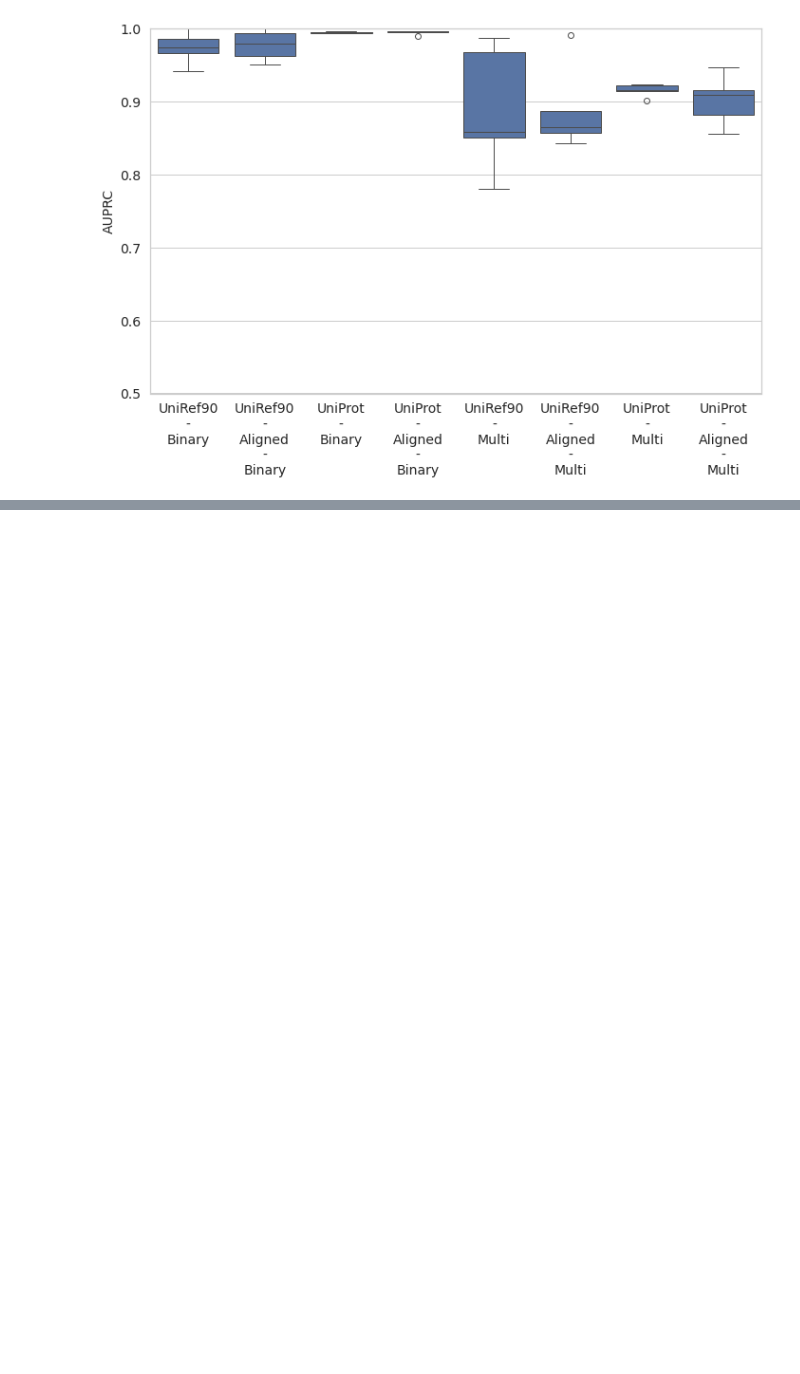
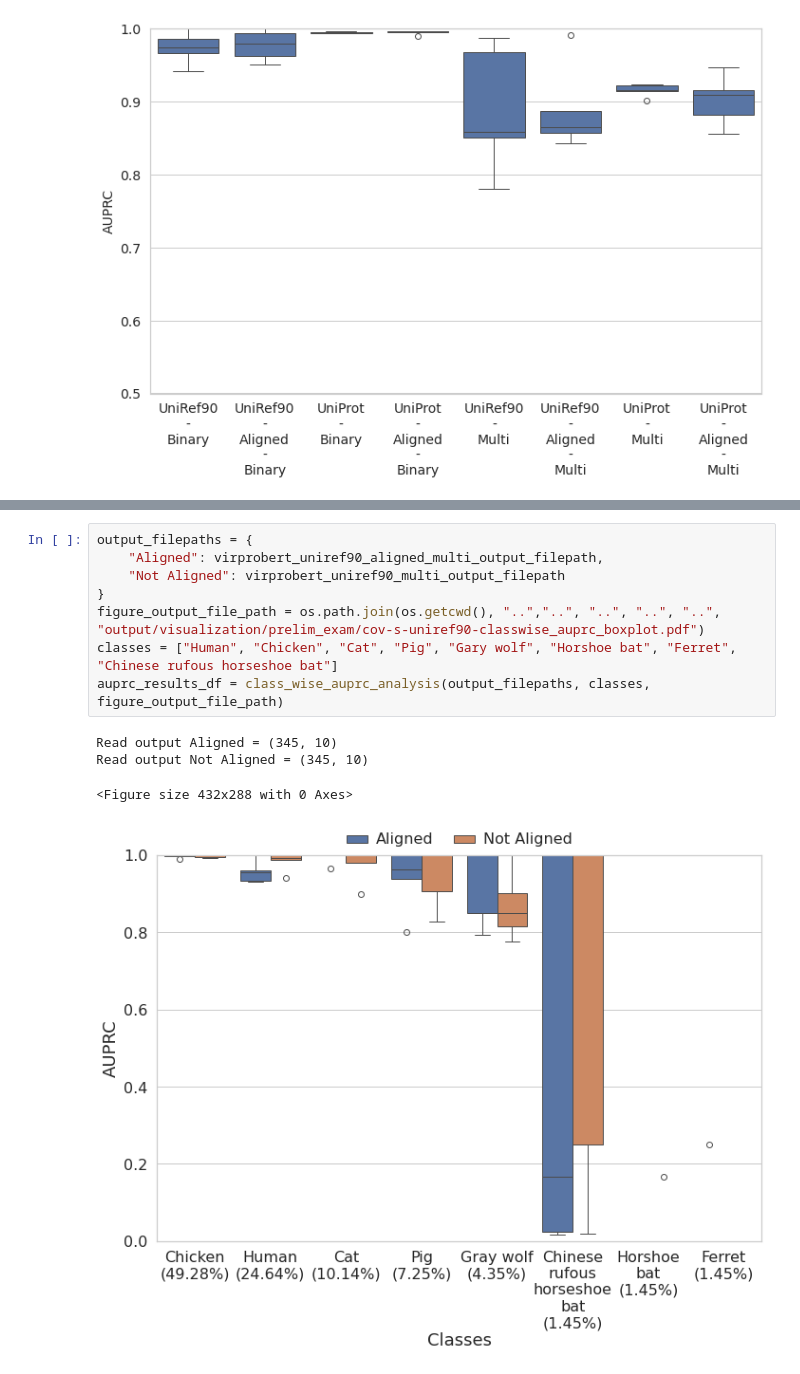
Before and after one commit to NSF-COMPASS-Center/HAVEN, a Jupyter notebook: src/jupyter_notebooks/results-analysis/coronaviridae/embl/coronaviridae_s_prot_auprc_analysis.ipynb, the cells around one changed output, grey strips where cells are left out. Cells and saved outputs as stored; diff of their text form; blank space fills up the shorter version.

```diff
--- a/src/jupyter_notebooks/results-analysis/coronaviridae/embl/coronaviridae_s_prot_auprc_analysis.ipynb
+++ b/src/jupyter_notebooks/results-analysis/coronaviridae/embl/coronaviridae_s_prot_auprc_analysis.ipynb
@@ -256,0 +316,13 @@ visualization_utils.view(output_file_path)
+# %%
+output_filepaths = {
+    "Aligned": virprobert_uniref90_aligned_multi_output_filepath,
+    "Not Aligned": virprobert_uniref90_multi_output_filepath
+}
+figure_output_file_path = os.path.join(os.getcwd(), "..","..", "..", "..", "..", "output/visualization/prelim_exam/cov-s-uniref90-classwise_auprc_boxplot.pdf")
+classes = ["Human", "Chicken", "Cat", "Pig", "Gary wolf", "Horshoe bat", "Ferret", "Chinese rufous horseshoe bat"]
+auprc_results_df = class_wise_auprc_analysis(output_filepaths, classes, figure_output_file_path)
+# %% [output]
+Read output Aligned = (345, 10)
+Read output Not Aligned = (345, 10)
+<Figure size 432x288 with 0 Axes>
+[figure, added]
```
Also changed, not shown: parts of 2 cells of this notebook, 2 other files.
